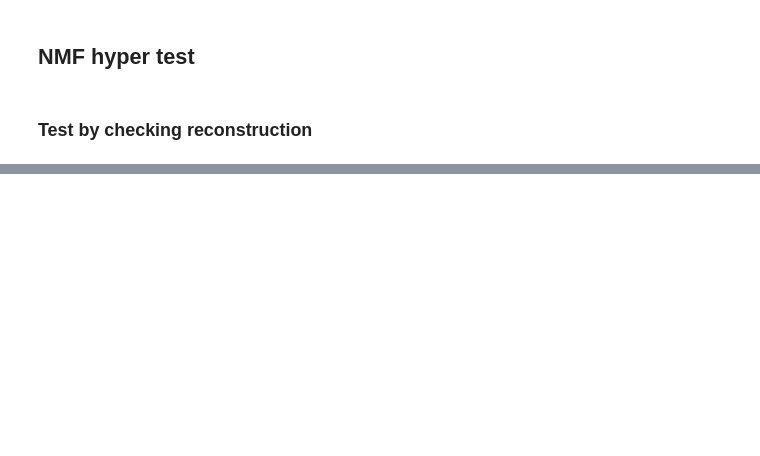
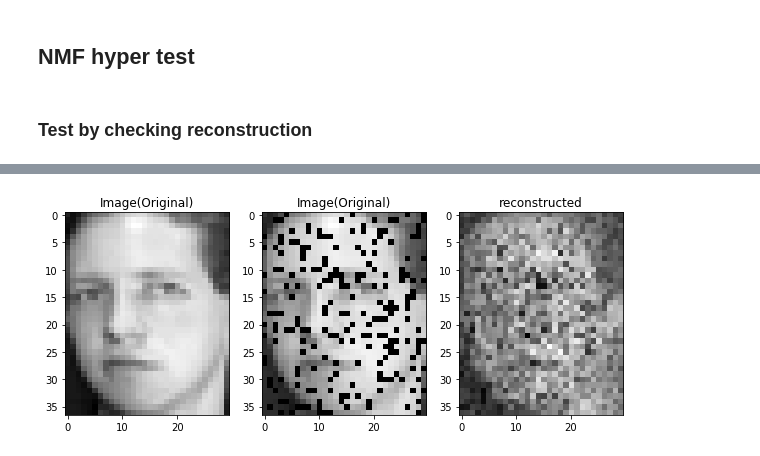
Before and after one commit to Dovermore/COMP5328NMF, a Jupyter notebook: src/nmf_test.ipynb, the cells around one changed output, grey strips where cells are left out. Cells and saved outputs as stored; diff of their text form; code cells hidden in the pictures; blank space fills up the shorter version.

```diff
--- a/src/nmf_test.ipynb
+++ b/src/nmf_test.ipynb
@@ -107,16 +118,32 @@ X_pred = D @ R
+# %%
+
+n_components = 50
+max_iter = 200
+verbose = 0
+
+nmf_hyper = NmfHyperEstimator(n_components=n_components, max_iter=max_iter, verbose=verbose)
+H = nmf_hyper.fit_transform(X_snp)
+W = nmf_hyper.components_
+X_pred = W @ H
 # %%
 # Plot result.
 import matplotlib.pyplot as plt
 img_size = [i//3 for i in (92, 112)] # ORL
 ind = 2 # index of demo image.
 img = X[:, ind]
+img_snp = X_snp[:, ind]
 img_pred = X_pred[:, ind]
 
 plt.figure(figsize=(10,6))
-plt.subplot(121)
+plt.subplot(131)
 plt.imshow(img.reshape(img_size[1],img_size[0]), cmap=plt.cm.gray)
 plt.title('Image(Original)')
-plt.subplot(122)
+plt.subplot(132)
+plt.imshow(img_snp.reshape(img_size[1],img_size[0]), cmap=plt.cm.gray)
+plt.title('Image(Original)')
+plt.subplot(133)
 plt.imshow(img_pred.reshape(img_size[1],img_size[0]), cmap=plt.cm.gray)
 plt.title('reconstructed')
 plt.show()
+# %% [output]
+[figure, added]
```
Also changed, not shown: parts of 6 cells of this notebook, 1 other file.
